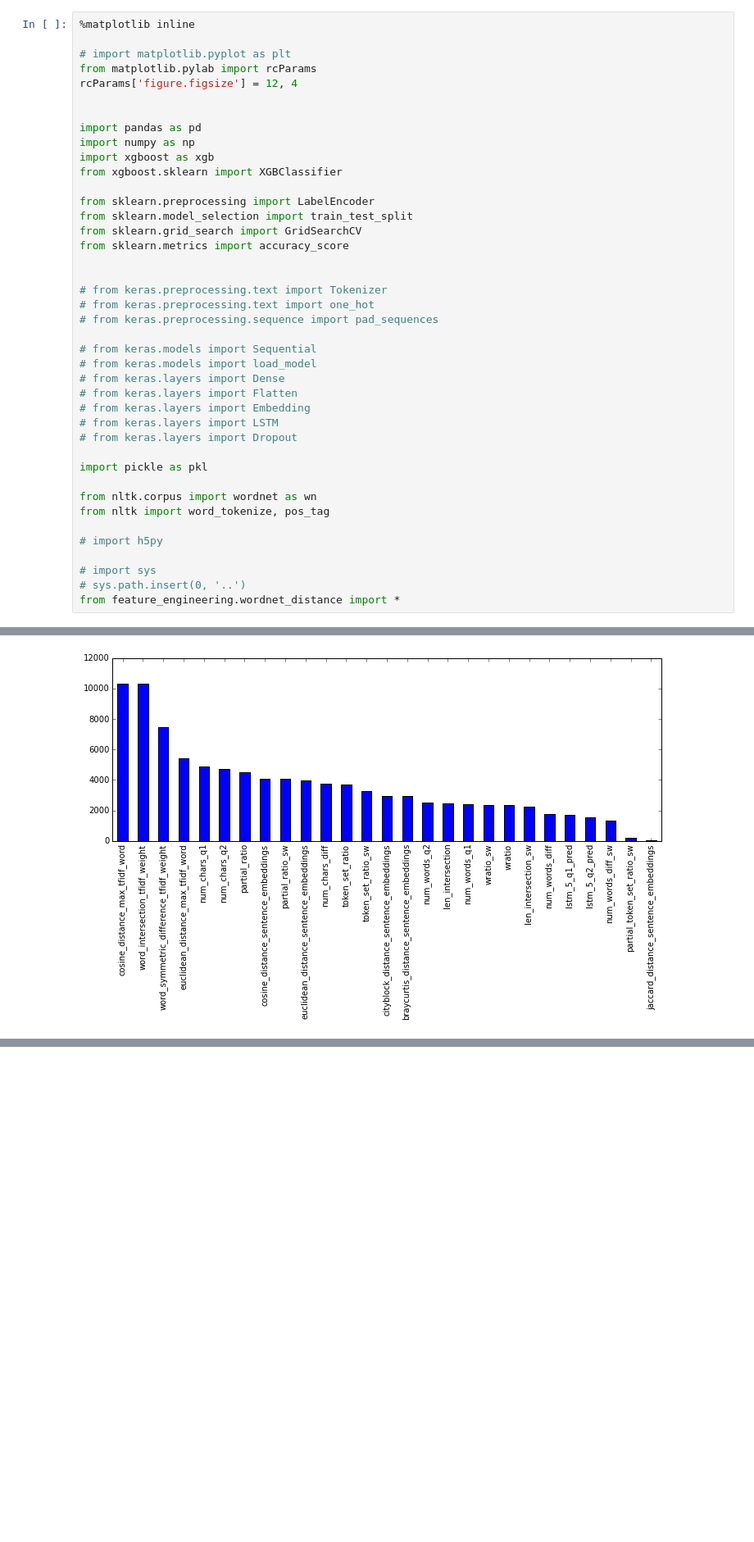
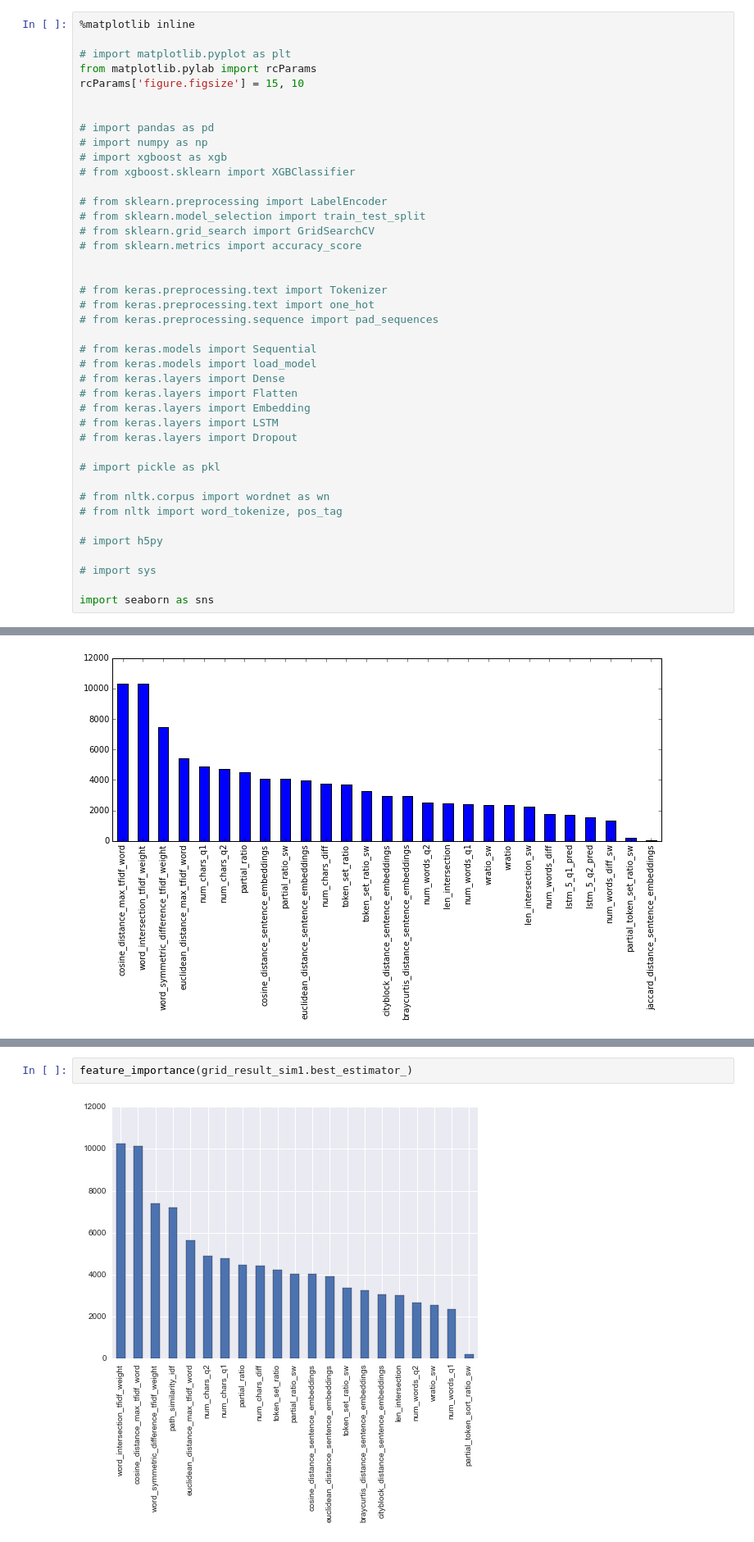
Before and after one commit to tamirbennatan/quora, a Jupyter notebook: xgboost/xgboost_extended_features.ipynb, the cells around one changed output, grey strips where cells are left out. Shown at 82% size. Saved outputs shown, nothing was run; the diff lists cells and outputs as text; blank space fills up the shorter version.

```diff
--- a/xgboost/xgboost_extended_features.ipynb
+++ b/xgboost/xgboost_extended_features.ipynb
@@ -3,18 +3,18 @@
 
 # import matplotlib.pyplot as plt
 from matplotlib.pylab import rcParams
-rcParams['figure.figsize'] = 12, 4
+rcParams['figure.figsize'] = 15, 10
 
 
-import pandas as pd
-import numpy as np
-import xgboost as xgb
-from xgboost.sklearn import XGBClassifier
+# import pandas as pd
+# import numpy as np
+# import xgboost as xgb
+# from xgboost.sklearn import XGBClassifier
 
-from sklearn.preprocessing import LabelEncoder
-from sklearn.model_selection import train_test_split
-from sklearn.grid_search import GridSearchCV
-from sklearn.metrics import accuracy_score
+# from sklearn.preprocessing import LabelEncoder
+# from sklearn.model_selection import train_test_split
+# from sklearn.grid_search import GridSearchCV
+# from sklearn.metrics import accuracy_score
 
 
 # from keras.preprocessing.text import Tokenizer
@@ -29,13 +29,13 @@ from sklearn.metrics import accuracy_score
 # from keras.layers import LSTM
 # from keras.layers import Dropout
 
-import pickle as pkl
+# import pickle as pkl
 
-from nltk.corpus import wordnet as wn
-from nltk import word_tokenize, pos_tag
+# from nltk.corpus import wordnet as wn
+# from nltk import word_tokenize, pos_tag
 
 # import h5py
 
 # import sys
-# sys.path.insert(0, '..')
-from feature_engineering.wordnet_distance import *
+
+import seaborn as sns
@@ -574 +636,5 @@ data_sample = data.iloc[1:100,]
+# %%
+feature_importance(grid_result_sim1.best_estimator_)
+# %% [output]
+[figure, added]
 # %% [markdown]
```
Also changed, not shown: parts of 43 cells of this notebook, 2 other files.
